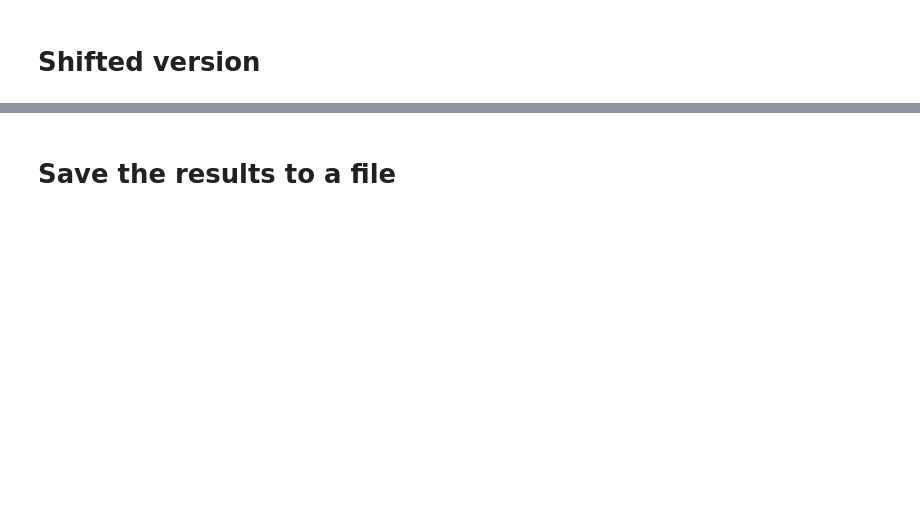
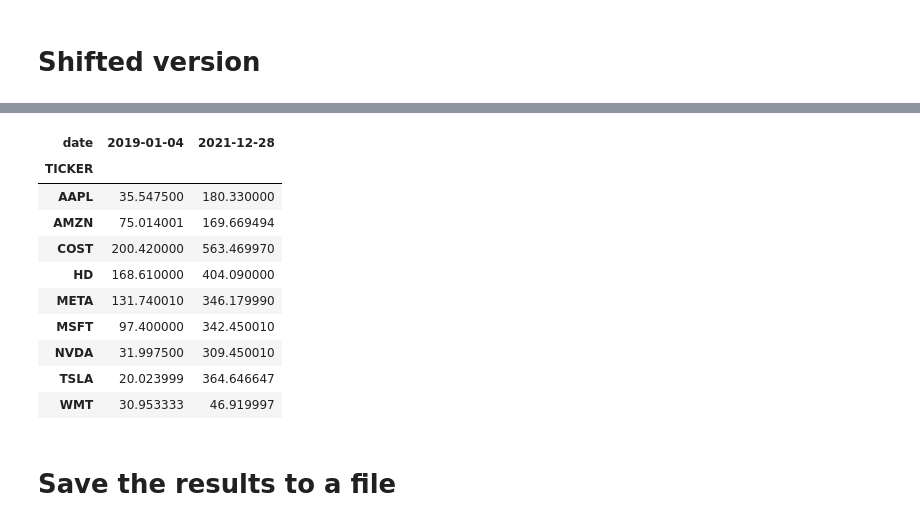
Before and after one commit to Spipers/FinalThesisQF, a Jupyter notebook: Notebooks/updated_version/Stock_data_compression_new.ipynb, the cells around one changed output, grey strips where cells are left out. Drawn from its saved outputs; the diff is of its cells as text; code cells hidden in the pictures; blank space fills up the shorter version.

```diff
--- a/Notebooks/updated_version/Stock_data_compression_new.ipynb
+++ b/Notebooks/updated_version/Stock_data_compression_new.ipynb
@@ -304,3 +303,29 @@ df_final
+# %%
+# Ensure the 'date' column is in datetime format
+df_shifted['date'] = pd.to_datetime(df_final['date'])
+
+# Define the specific dates
+dates = ['2019-01-04', '2021-12-28']
+
+# Filter the DataFrame for the specific dates
+filtered_df = df_final[df_final['date'].isin(dates)]
+
+# Pivot the DataFrame to get PRC_actual for each ticker on the specific dates
+result = filtered_df.pivot_table(index='TICKER', columns='date', values='PRC_actual')
+
+result
+# %% [output]
+| date | 2019-01-04 | 2021-12-28 |
+| TICKER |  |  |
+| AAPL | 35.547500 | 180.330000 |
+| AMZN | 75.014001 | 169.669494 |
+| COST | 200.420000 | 563.469970 |
+| HD | 168.610000 | 404.090000 |
+| META | 131.740010 | 346.179990 |
+| MSFT | 97.400000 | 342.450010 |
+| NVDA | 31.997500 | 309.450010 |
+| TSLA | 20.023999 | 364.646647 |
+| WMT | 30.953333 | 46.919997 |
 # %% [markdown]
 # Save the results to a file
 # %%
```
Also changed, not shown: parts of 13 cells of this notebook, 5 other files.
